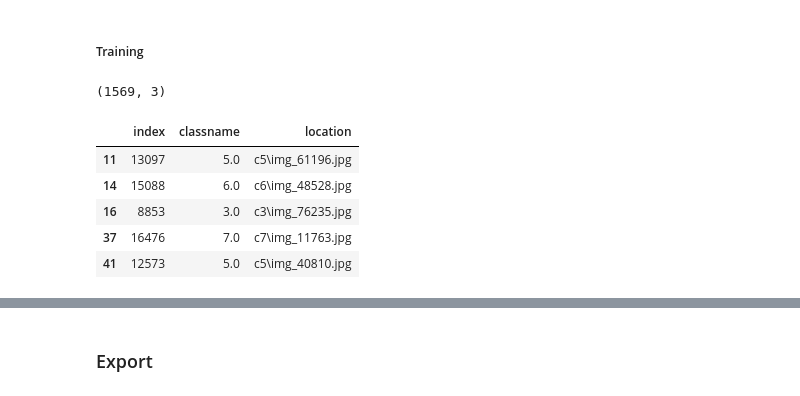
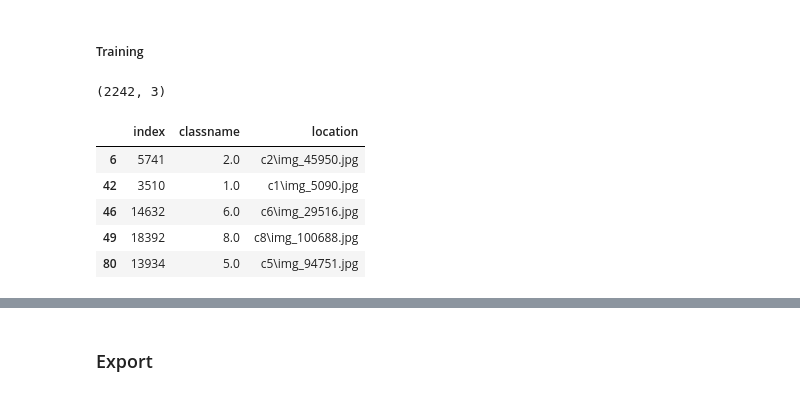
Before and after one commit to DSBA-6190-Final-Project-Team/image_classification_preprocessing, a Jupyter notebook: State_Farm_Distracted_Driver_Process_Flow.ipynb, the cells around one changed output, grey strips where cells are left out. Saved outputs shown, nothing was run; the diff lists cells and outputs as text; code cells hidden in the pictures.

```diff
--- a/State_Farm_Distracted_Driver_Process_Flow.ipynb
+++ b/State_Farm_Distracted_Driver_Process_Flow.ipynb
@@ -106,3 +107,3 @@ We will set the training/test split ratio.
 # %%
-train_test_split = 0.3
+train_val_split = 0.3
 # %% [markdown]
@@ -122,5 +123,5 @@ Now we'll set the list of drivers in the train set and the test set.
 # %%
-num_drivers_test = round(len(drivers_unique)*train_test_split)
-#print(num_drivers_test)
-num_drivers_train = len(drivers_unique) - num_drivers_test
+num_drivers_val = round(len(drivers_unique)*train_val_split)
+#print(num_drivers_val)
+num_drivers_train = len(drivers_unique) - num_drivers_val
 #print(num_drivers_train)
@@ -131,0 +128,3 @@ print(drivers_test)
+# %%
+drivers_val = drivers_unique[:num_drivers_val]
+print(drivers_val)
@@ -140,8 +141,8 @@ We'll now create two lists, one list of every image file name associated with th
 
 We will use these lists to filter the overall lst mapping file.
 # %%
-df_images_test = df_driver_index[df_driver_index['subject'].isin(drivers_test)]
-df_images_training = df_driver_index[~df_driver_index['subject'].isin(drivers_test)]
+df_images_val = df_driver_index[df_driver_index['subject'].isin(drivers_val)]
+df_images_training = df_driver_index[~df_driver_index['subject'].isin(df_images_val)]
 # %%
 print(df_images_training.shape)
 df_images_training.head()
@@ -285,17 +281,17 @@ df_images_test_sample.shape
 ##### Training
 # %%
 df_train_sample_lst_all = df_overall[df_overall['img'].isin(df_images_training_sample['img'])]
-df_train_sample_lst = df_training_sample_lst_all.drop(['img'], axis=1)
+df_train_sample_lst = df_train_sample_lst_all.drop(['img'], axis=1)
 
 #Checks
 print(df_train_sample_lst.shape)
 df_train_sample_lst.head()
 # %% [output]
-(1569, 3)
+(2242, 3)
 |  | index | classname | location |
-| 11 | 13097 | 5.0 | c5\img_61196.jpg |
-| 14 | 15088 | 6.0 | c6\img_48528.jpg |
-| 16 | 8853 | 3.0 | c3\img_76235.jpg |
-| 37 | 16476 | 7.0 | c7\img_11763.jpg |
-| 41 | 12573 | 5.0 | c5\img_40810.jpg |
+| 6 | 5741 | 2.0 | c2\img_45950.jpg |
+| 42 | 3510 | 1.0 | c1\img_5090.jpg |
+| 46 | 14632 | 6.0 | c6\img_29516.jpg |
+| 49 | 18392 | 8.0 | c8\img_100688.jpg |
+| 80 | 13934 | 5.0 | c5\img_94751.jpg |
 # %% [markdown]
```
Also changed, not shown: parts of 32 cells of this notebook, 7 other files.
